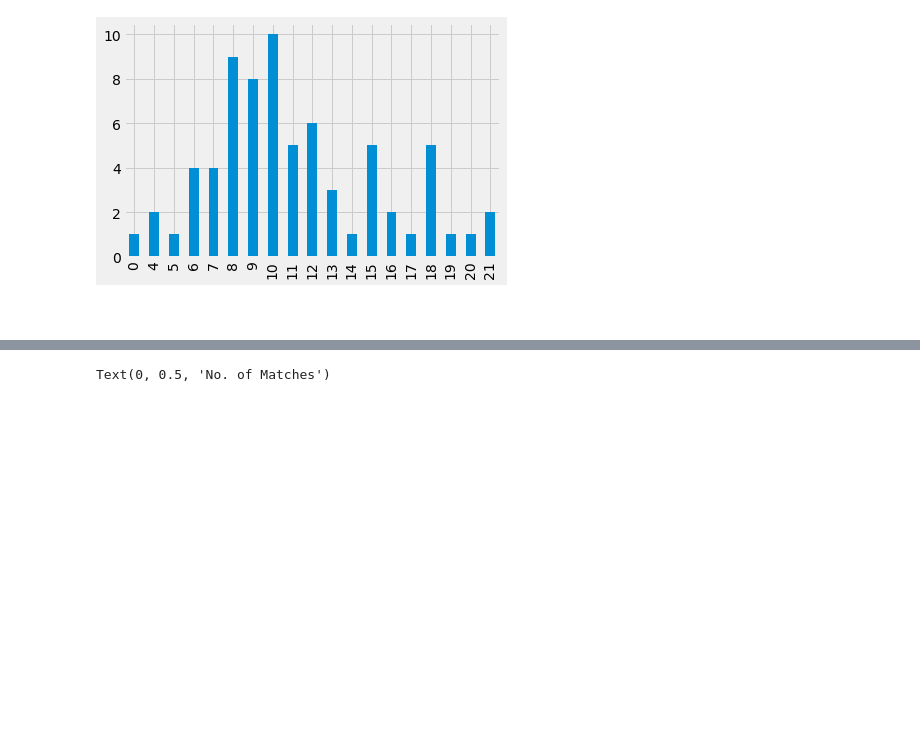
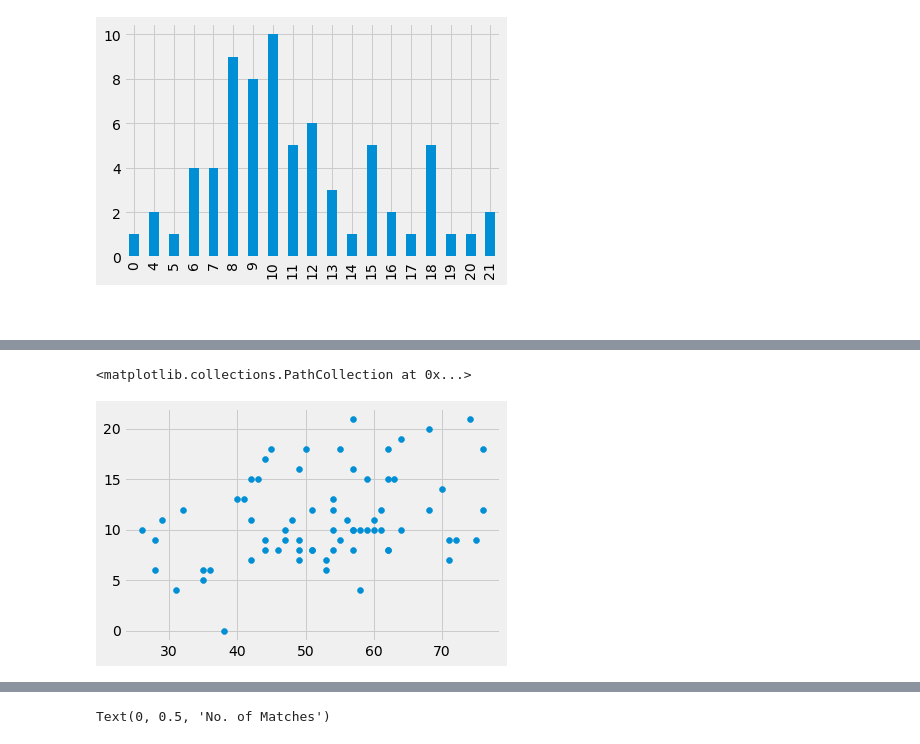
Before and after one commit to colm-o-caoimh/FootballSimulation, a Jupyter notebook: PDA_Project2020.ipynb, the cells around one changed output, grey strips where cells are left out. Saved outputs shown, nothing was run; the diff lists cells and outputs as text; code cells hidden in the pictures; blank space fills up the shorter version.

```diff
--- a/PDA_Project2020.ipynb
+++ b/PDA_Project2020.ipynb
@@ -703,0 +709,5 @@ draw_shots_distribution.plot(kind='bar')
+# %%
+plt.scatter(draw_possession, draw_shots)
+# %% [output]
+<matplotlib.collections.PathCollection at 0x...>
+[figure, added]
```
Also changed, not shown: parts of 30 cells of this notebook.
